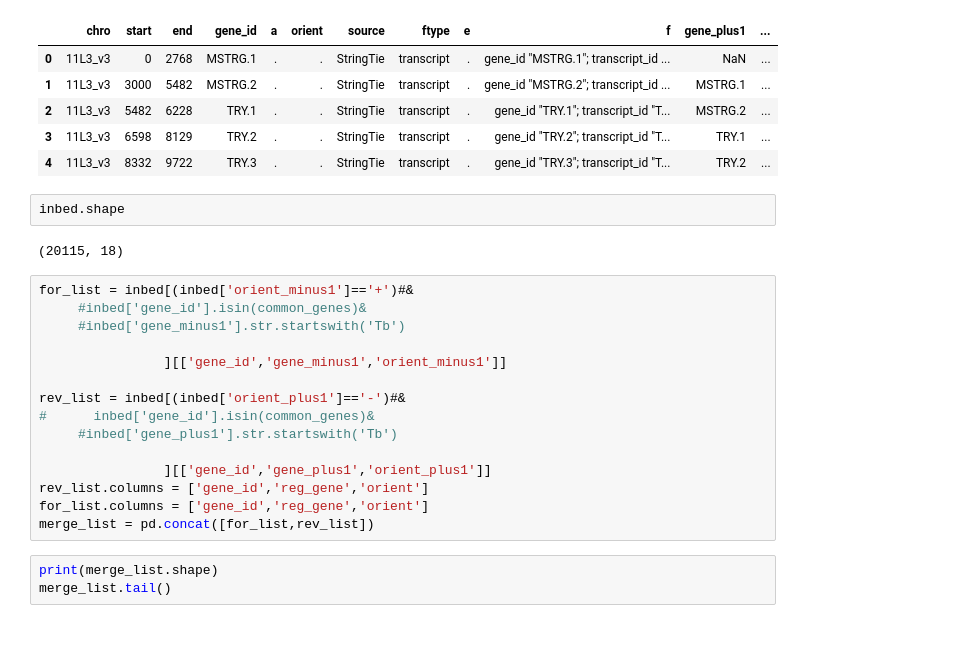
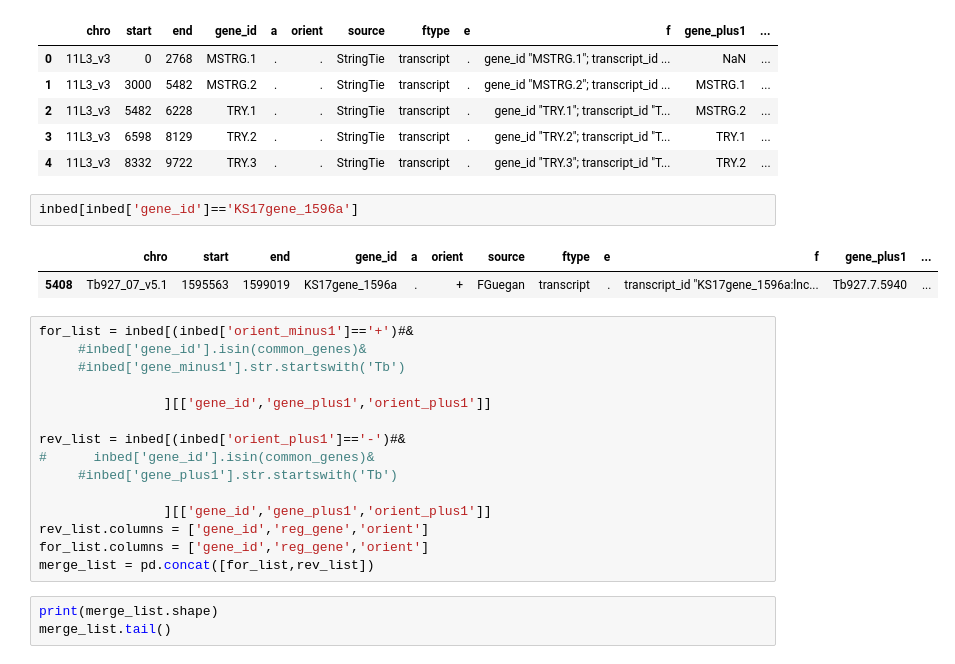
Before and after one commit to mtinti/polysome, a Jupyter notebook: Figures_Paper_def.ipynb, the cells around one changed output. Cells and saved outputs as stored; diff of their text form; blank space fills up the shorter version.

```diff
--- a/Figures_Paper_def.ipynb
+++ b/Figures_Paper_def.ipynb
@@ -1595,16 +1595,17 @@ inbed.head()
 | 2 | 11L3_v3 | 5482 | 6228 | TRY.1 | . | . | StringTie | transcript | . | gene_id "TRY.1"; transcript_id "T... | MSTRG.2 | ... |
 | 3 | 11L3_v3 | 6598 | 8129 | TRY.2 | . | . | StringTie | transcript | . | gene_id "TRY.2"; transcript_id "T... | TRY.1 | ... |
 | 4 | 11L3_v3 | 8332 | 9722 | TRY.3 | . | . | StringTie | transcript | . | gene_id "TRY.3"; transcript_id "T... | TRY.2 | ... |
-# %%
-inbed.shape
-# %% [output]
-(20115, 18)
+# %%
+inbed[inbed['gene_id']=='KS17gene_1596a']
+# %% [output]
+|  | chro | start | end | gene_id | a | orient | source | ftype | e | f | gene_plus1 | ... |
+| 5408 | Tb927_07_v5.1 | 1595563 | 1599019 | KS17gene_1596a | . | + | FGuegan | transcript | . | transcript_id "KS17gene_1596a:lnc... | Tb927.7.5940 | ... |
 # %%
 for_list = inbed[(inbed['orient_minus1']=='+')#&
      #inbed['gene_id'].isin(common_genes)&
      #inbed['gene_minus1'].str.startswith('Tb')
 
-                ][['gene_id','gene_minus1','orient_minus1']]
+                ][['gene_id','gene_plus1','orient_plus1']]
 
 rev_list = inbed[(inbed['orient_plus1']=='-')#&
 #      inbed['gene_id'].isin(common_genes)&
```
Also changed, not shown: parts of 59 cells of this notebook, 1 other file.
